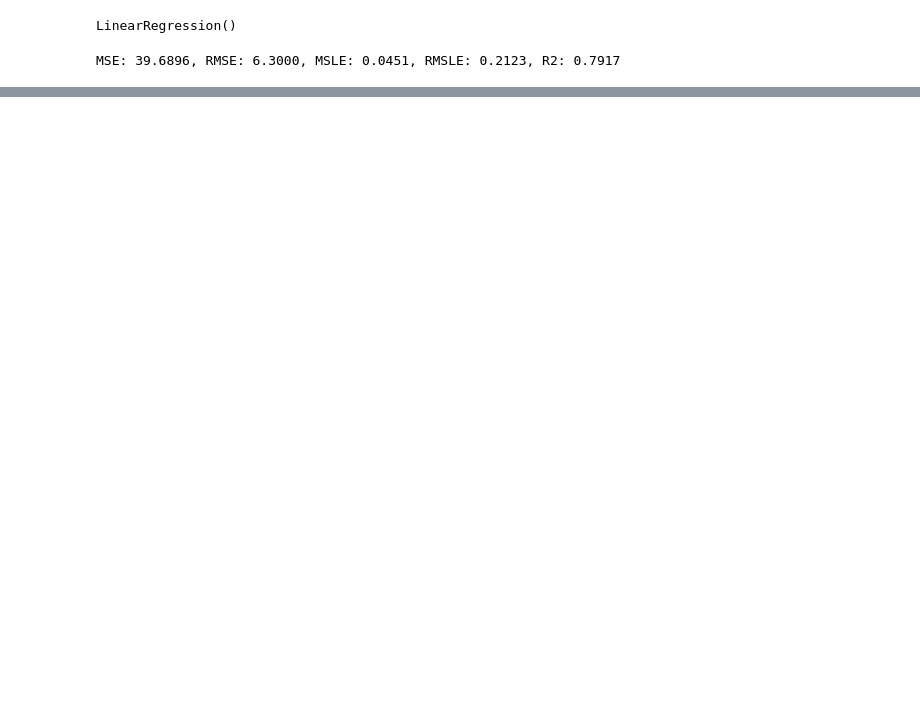
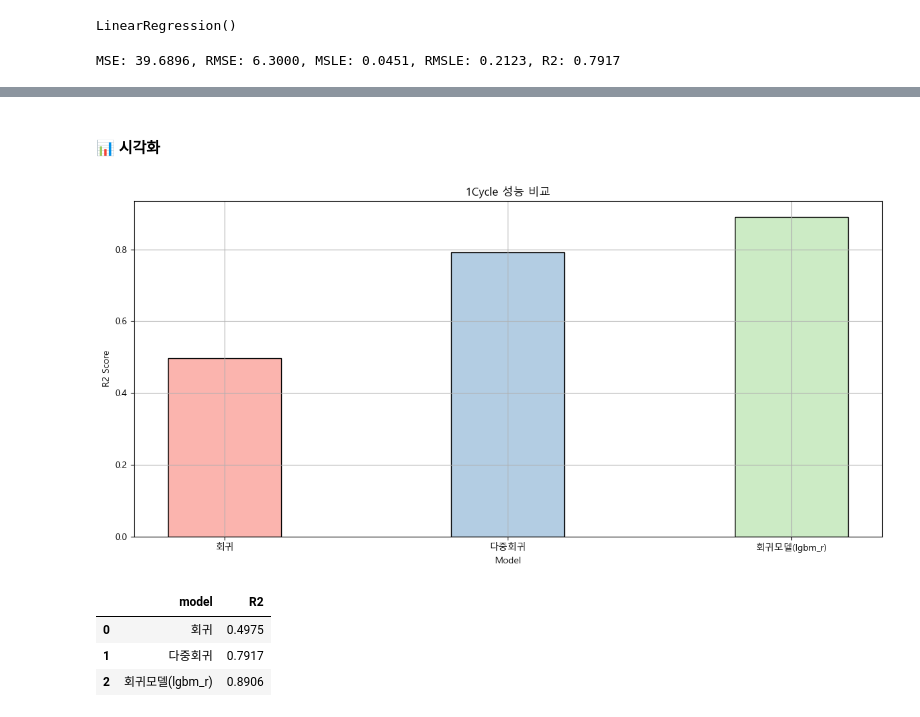
Before and after one commit to songseogyeong/project-machine_learning, a Jupyter notebook: 03_regression/03_Concrete_Compressive_Strength_Regression_Project/1Cycle.ipynb, the cells around one changed output, grey strips where cells are left out. Drawn from its saved outputs; the diff is of its cells as text; code cells hidden in the pictures; blank space fills up the shorter version.

```diff
--- a/03_regression/03_Concrete_Compressive_Strength_Regression_Project/1Cycle.ipynb
+++ b/03_regression/03_Concrete_Compressive_Strength_Regression_Project/1Cycle.ipynb
@@ -289,3 +303,41 @@ You can set `force_col_wise=true` to remove the overhead.
 [LightGBM] [Warning] No further splits with positive gain, best gain: -inf
 LGBMRegressor
 MSE: 20.8537, RMSE: 4.5666, MSLE: 0.0284, RMSLE: 0.1686, R2: 0.8906
+# %% [markdown]
+#### 📊 시각화
+# %%
+cycle1_data = {
+    'model': ['회귀', '다중회귀', '회귀모델(lgbm_r)'],
+    'R2': [0.4975, 0.7917, 0.8906],
+}
+
+cycle1 = pd.DataFrame(cycle1_data)
+# %%
+import matplotlib.pyplot as plt
+import numpy as np
+
+# 그래프 그리기
+plt.figure(figsize=(12, 6))
+
+# 컬러맵 가져오기
+cmap = plt.get_cmap('Pastel1')
+
+plt.bar(cycle1['model'], cycle1['R2'], color=cmap(np.array([0, 1, 2])), edgecolor='black', width=0.4)
+plt.title('1Cycle 성능 비교')
+plt.xlabel('Model')
+plt.ylabel('R2 Score')
+plt.grid(True)
+
+# # y축의 범위 지정
+# plt.ylim(0.45, 0.95)
+
+plt.tight_layout()
+plt.show()
+
+display(cycle1)
+# %% [output]
+[figure, added]
+|  | model | R2 |
+| 0 | 회귀 | 0.4975 |
+| 1 | 다중회귀 | 0.7917 |
+| 2 | 회귀모델(lgbm_r) | 0.8906 |
```
Also changed, not shown: parts of 10 cells of this notebook, 3 other files.
